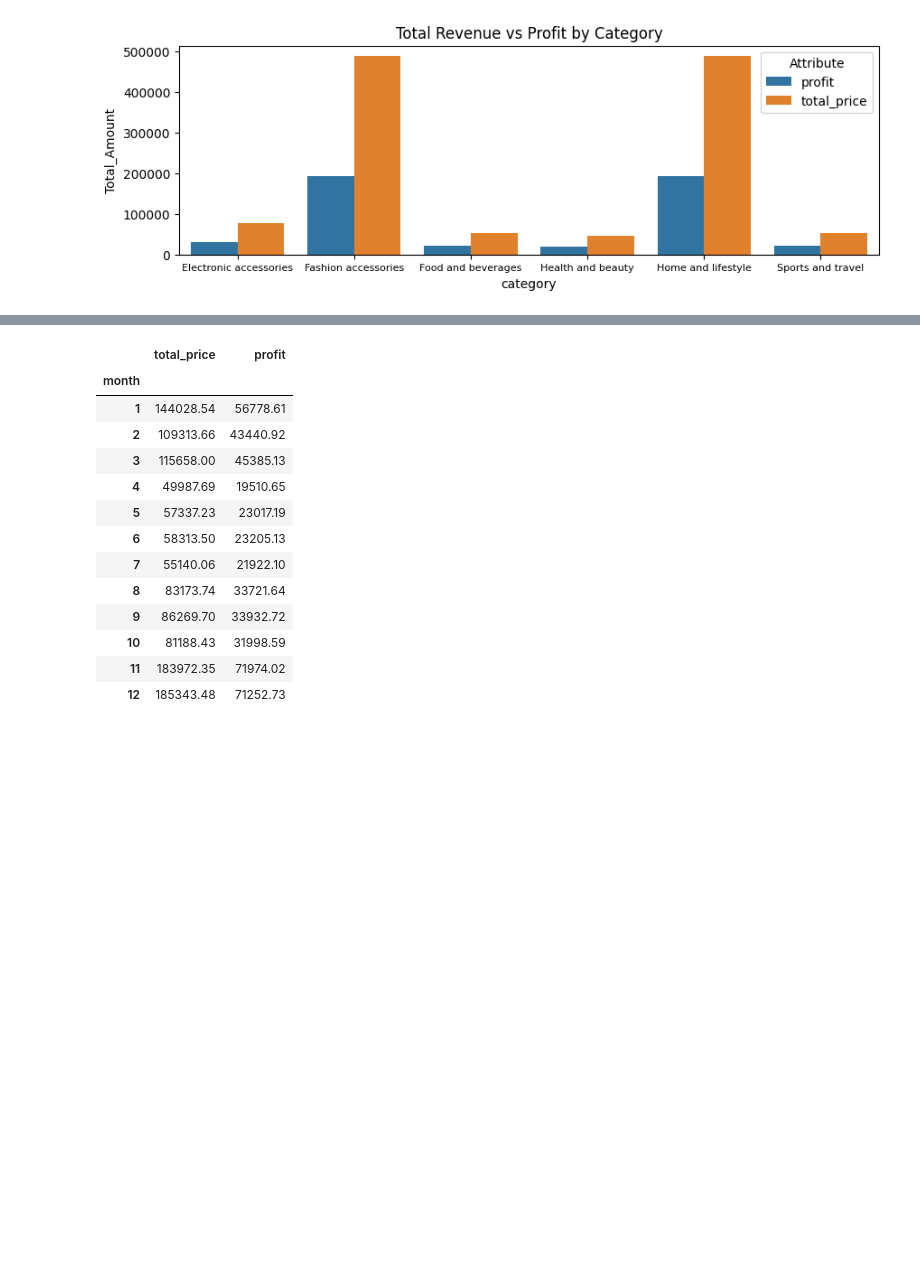
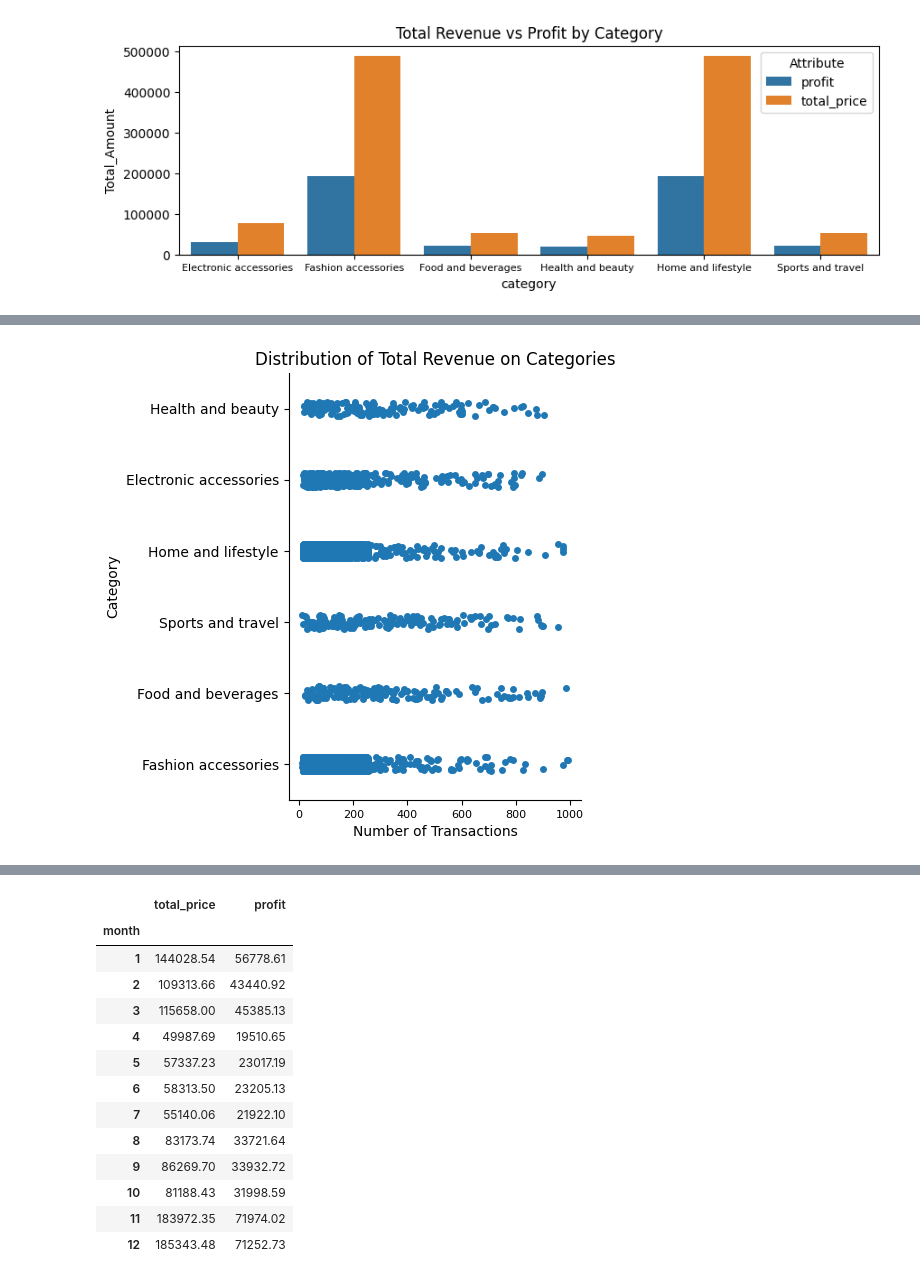
Before and after one commit to BinEmad7/WalmartSales, a Jupyter notebook: WorkingFile.ipynb, the cells around one changed output, grey strips where cells are left out. Cells and saved outputs as stored; diff of their text form; code cells hidden in the pictures; blank space fills up the shorter version.

```diff
--- a/WorkingFile.ipynb
+++ b/WorkingFile.ipynb
@@ -330,0 +441,9 @@ plt.show()
+# %%
+sns.catplot(data=df, x="total_price", y="category")
+plt.title("Distribution of Total Revenue on Categories")
+plt.xlabel("Number of Transactions")
+plt.ylabel("Category")
+plt.xticks(fontsize=8)
+plt.show()
+# %% [output]
+[figure, added]
```
Also changed, not shown: parts of 23 cells of this notebook, 1 other file.
